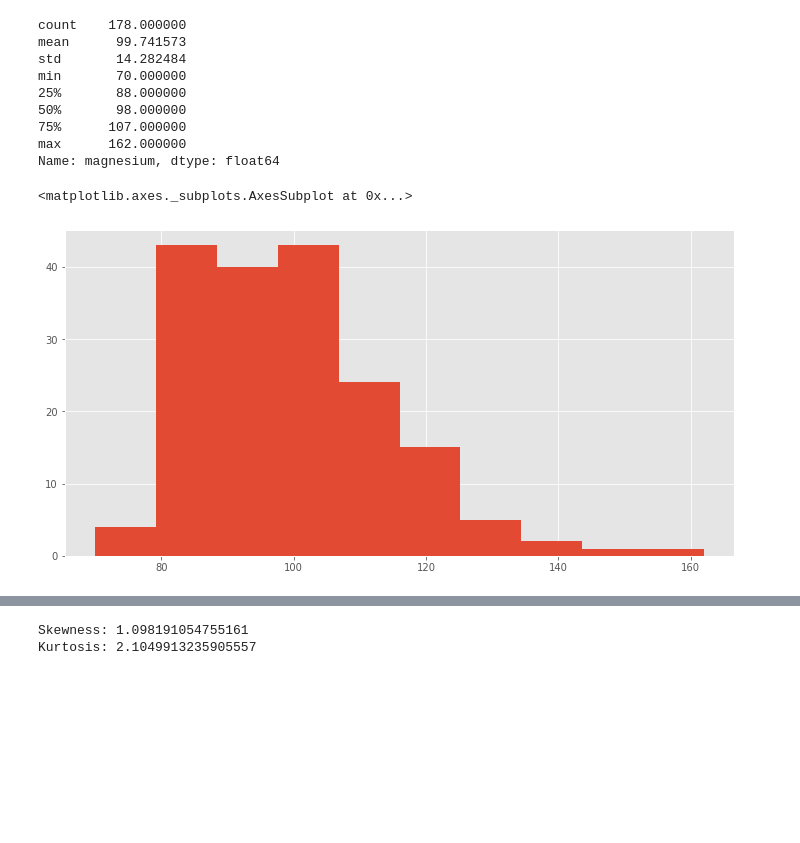
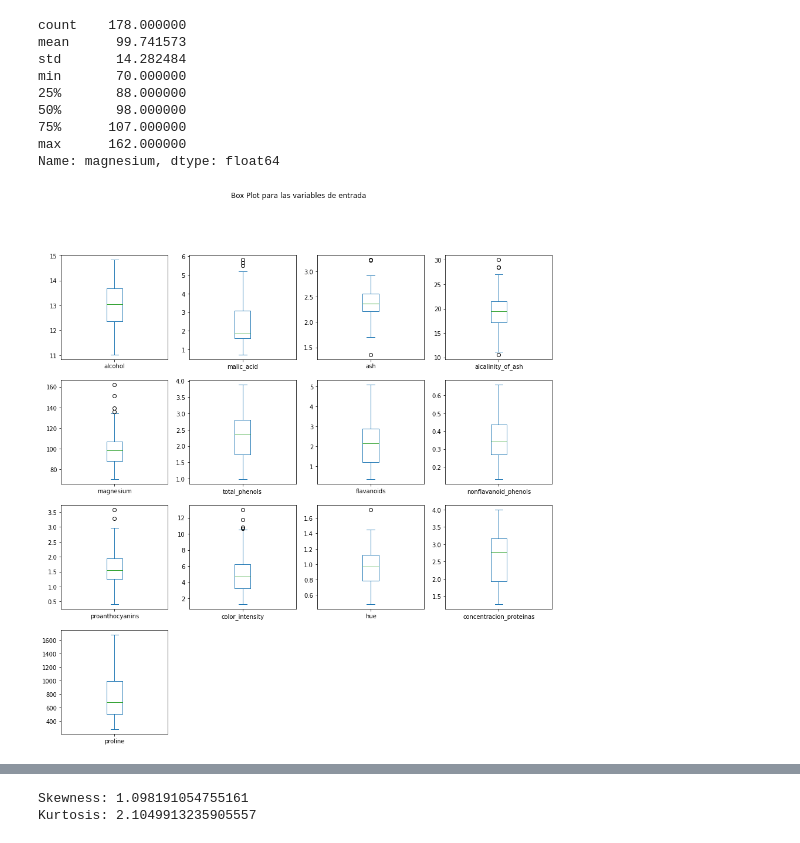
Before and after one commit to armandoordonez/eda_couse, a Jupyter notebook: Taller_1_vino.ipynb, the cells around one changed output, grey strips where cells are left out. Drawn from its saved outputs; the diff is of its cells as text; code cells hidden in the pictures; blank space fills up the shorter version.

```diff
--- a/Taller_1_vino.ipynb
+++ b/Taller_1_vino.ipynb
@@ -132,11 +124,8 @@ min       70.000000
 max      162.000000
 Name: magnesium, dtype: float64
 # %%
-df.drop('vino', axis=1).plot(kind='box', subplots=True, layout=(4,4), sharex=False, sharey=False, figsize=(15,15), title='Box Plot for each input variable')
-plt.savefig('wine_box')
+df.drop('vino', axis=1).plot(kind='box', subplots=True, layout=(4,4), sharex=False, sharey=False, figsize=(15,15), title='Box Plot para las variables de entrada')
+#plt.savefig('vino')
 plt.show()
+# %% [output]
+[figure, added]
-# %%
-df.magnesium.hist()
-# %% [output]
-<matplotlib.axes._subplots.AxesSubplot at 0x...>
-[figure, removed]
```
Also changed, not shown: parts of 20 cells of this notebook.
